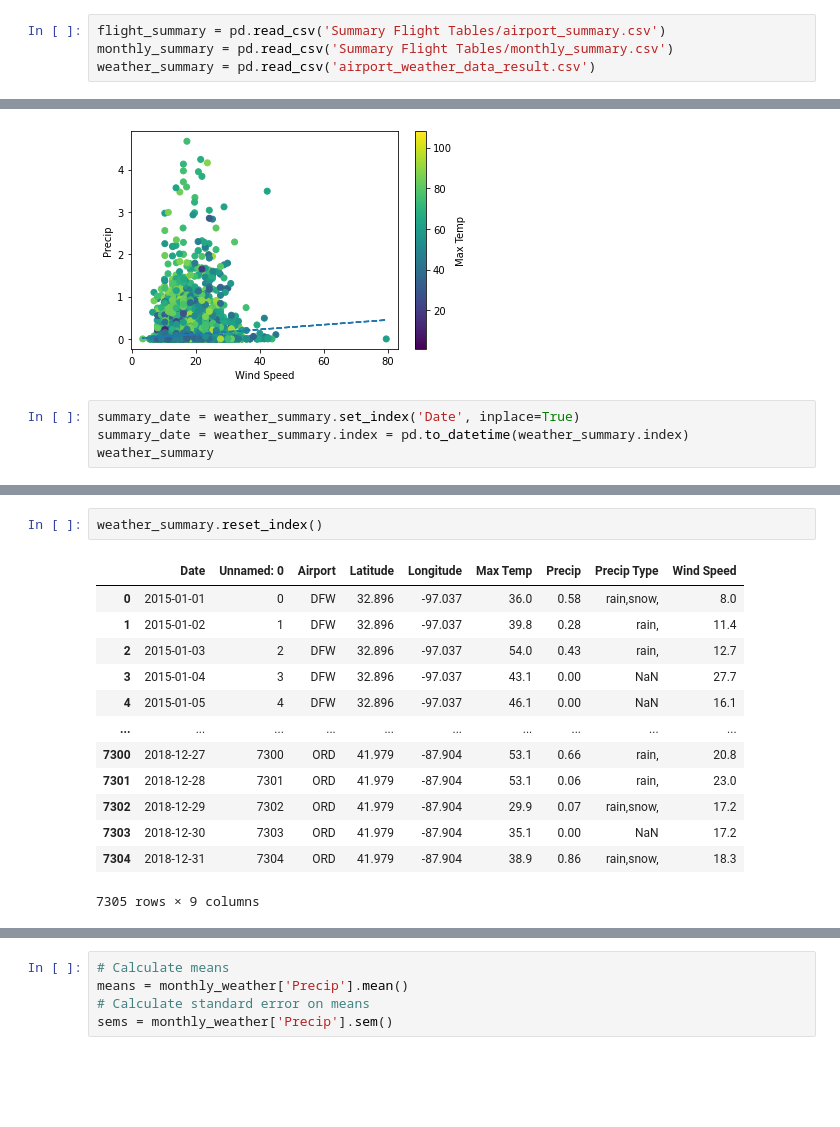
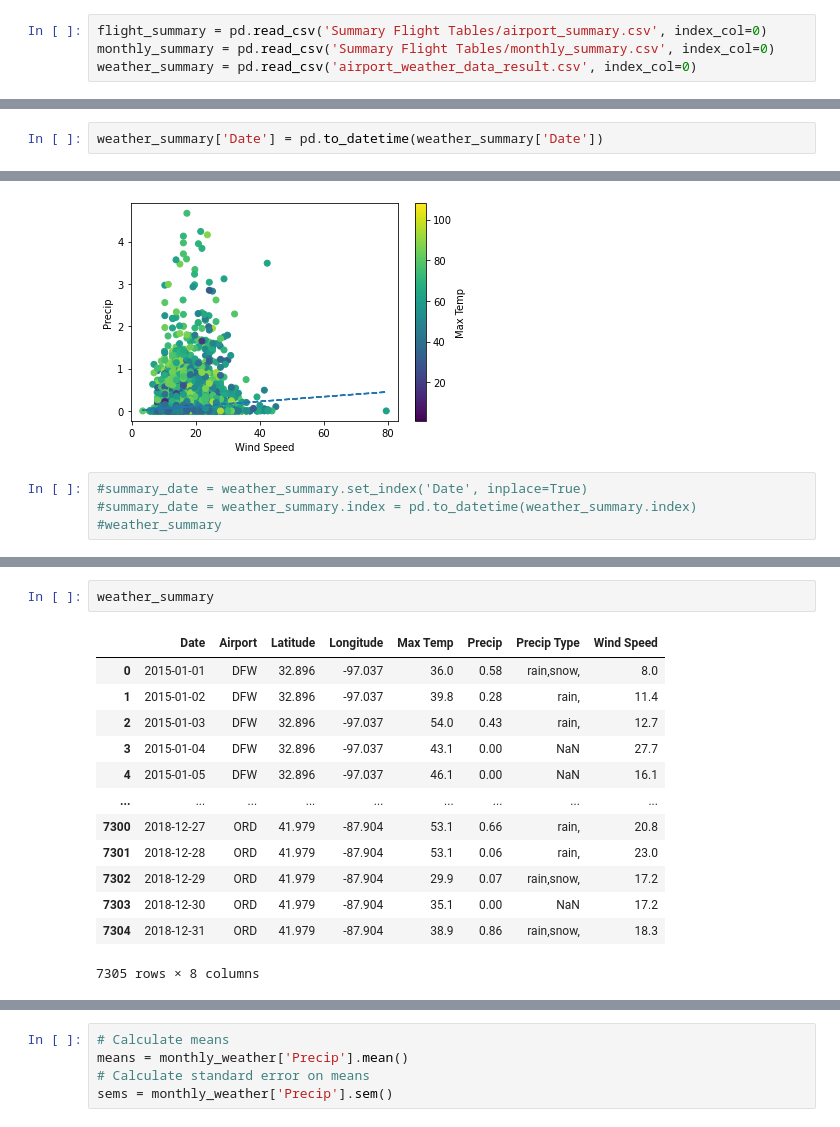
Before and after one commit to domingo-aj/Group-Project-1, a Jupyter notebook: dataviz_projectone_MG.ipynb, the cells around one changed output, grey strips where cells are left out. Cells and saved outputs as stored; diff of their text form; blank space fills up the shorter version.

```diff
--- a/dataviz_projectone_MG.ipynb
+++ b/dataviz_projectone_MG.ipynb
@@ -35,6 +36,6 @@ total_flights
 # %%
-flight_summary = pd.read_csv('Summary Flight Tables/airport_summary.csv')
-monthly_summary = pd.read_csv('Summary Flight Tables/monthly_summary.csv')
-weather_summary = pd.read_csv('airport_weather_data_result.csv')
+flight_summary = pd.read_csv('Summary Flight Tables/airport_summary.csv', index_col=0)
+monthly_summary = pd.read_csv('Summary Flight Tables/monthly_summary.csv', index_col=0)
+weather_summary = pd.read_csv('airport_weather_data_result.csv', index_col=0)
 # %%
 #Cancelled and Non-Cancelled Flights by Airport
@@ -86,0 +88,2 @@ weather_summary.reset_index()
+# %%
+weather_summary['Date'] = pd.to_datetime(weather_summary['Date'])
@@ -136,6 +167,6 @@ plt.show()
 # %% [output]
 [figure]
 # %%
-summary_date = weather_summary.set_index('Date', inplace=True)
-summary_date = weather_summary.index = pd.to_datetime(weather_summary.index)
-weather_summary
+#summary_date = weather_summary.set_index('Date', inplace=True)
+#summary_date = weather_summary.index = pd.to_datetime(weather_summary.index)
+#weather_summary
@@ -157,16 +173,16 @@ weather_summary
 # %%
-weather_summary.reset_index()
+weather_summary
 # %% [output]
-|  | Date | Unnamed: 0 | Airport | Latitude | Longitude | Max Temp | Precip | Precip Type | Wind Speed |
-| 0 | 2015-01-01 | 0 | DFW | 32.896 | -97.037 | 36.0 | 0.58 | rain,snow, | 8.0 |
-| 1 | 2015-01-02 | 1 | DFW | 32.896 | -97.037 | 39.8 | 0.28 | rain, | 11.4 |
-| 2 | 2015-01-03 | 2 | DFW | 32.896 | -97.037 | 54.0 | 0.43 | rain, | 12.7 |
-| 3 | 2015-01-04 | 3 | DFW | 32.896 | -97.037 | 43.1 | 0.00 | NaN | 27.7 |
-| 4 | 2015-01-05 | 4 | DFW | 32.896 | -97.037 | 46.1 | 0.00 | NaN | 16.1 |
-| ... | ... | ... | ... | ... | ... | ... | ... | ... | ... |
-| 7300 | 2018-12-27 | 7300 | ORD | 41.979 | -87.904 | 53.1 | 0.66 | rain, | 20.8 |
-| 7301 | 2018-12-28 | 7301 | ORD | 41.979 | -87.904 | 53.1 | 0.06 | rain, | 23.0 |
-| 7302 | 2018-12-29 | 7302 | ORD | 41.979 | -87.904 | 29.9 | 0.07 | rain,snow, | 17.2 |
-| 7303 | 2018-12-30 | 7303 | ORD | 41.979 | -87.904 | 35.1 | 0.00 | NaN | 17.2 |
-| 7304 | 2018-12-31 | 7304 | ORD | 41.979 | -87.904 | 38.9 | 0.86 | rain,snow, | 18.3 |
+|  | Date | Airport | Latitude | Longitude | Max Temp | Precip | Precip Type | Wind Speed |
+| 0 | 2015-01-01 | DFW | 32.896 | -97.037 | 36.0 | 0.58 | rain,snow, | 8.0 |
+| 1 | 2015-01-02 | DFW | 32.896 | -97.037 | 39.8 | 0.28 | rain, | 11.4 |
+| 2 | 2015-01-03 | DFW | 32.896 | -97.037 | 54.0 | 0.43 | rain, | 12.7 |
+| 3 | 2015-01-04 | DFW | 32.896 | -97.037 | 43.1 | 0.00 | NaN | 27.7 |
+| 4 | 2015-01-05 | DFW | 32.896 | -97.037 | 46.1 | 0.00 | NaN | 16.1 |
+| ... | ... | ... | ... | ... | ... | ... | ... | ... |
+| 7300 | 2018-12-27 | ORD | 41.979 | -87.904 | 53.1 | 0.66 | rain, | 20.8 |
+| 7301 | 2018-12-28 | ORD | 41.979 | -87.904 | 53.1 | 0.06 | rain, | 23.0 |
+| 7302 | 2018-12-29 | ORD | 41.979 | -87.904 | 29.9 | 0.07 | rain,snow, | 17.2 |
+| 7303 | 2018-12-30 | ORD | 41.979 | -87.904 | 35.1 | 0.00 | NaN | 17.2 |
+| 7304 | 2018-12-31 | ORD | 41.979 | -87.904 | 38.9 | 0.86 | rain,snow, | 18.3 |
-7305 rows × 9 columns
+7305 rows × 8 columns
```
Also changed, not shown: parts of 19 cells of this notebook.
